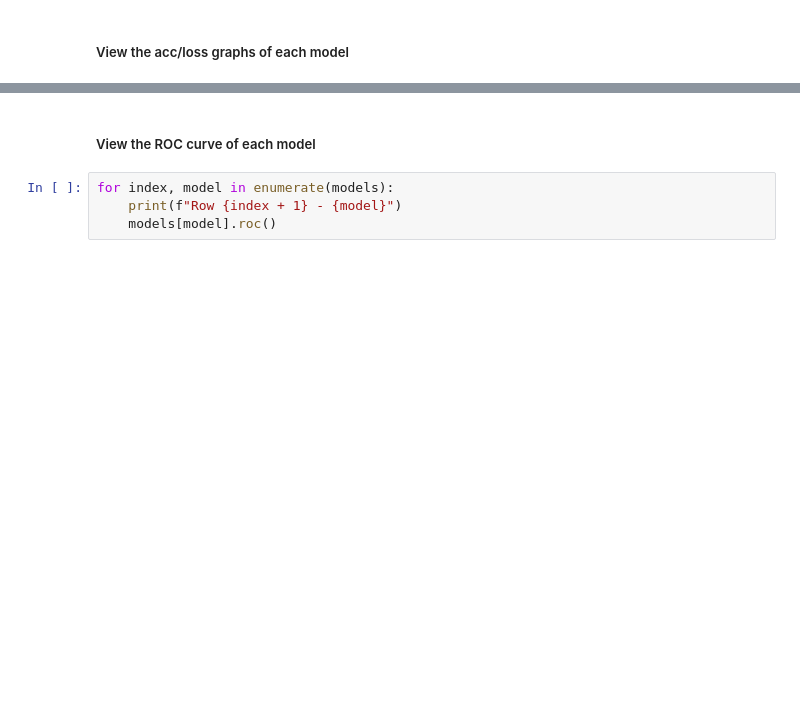
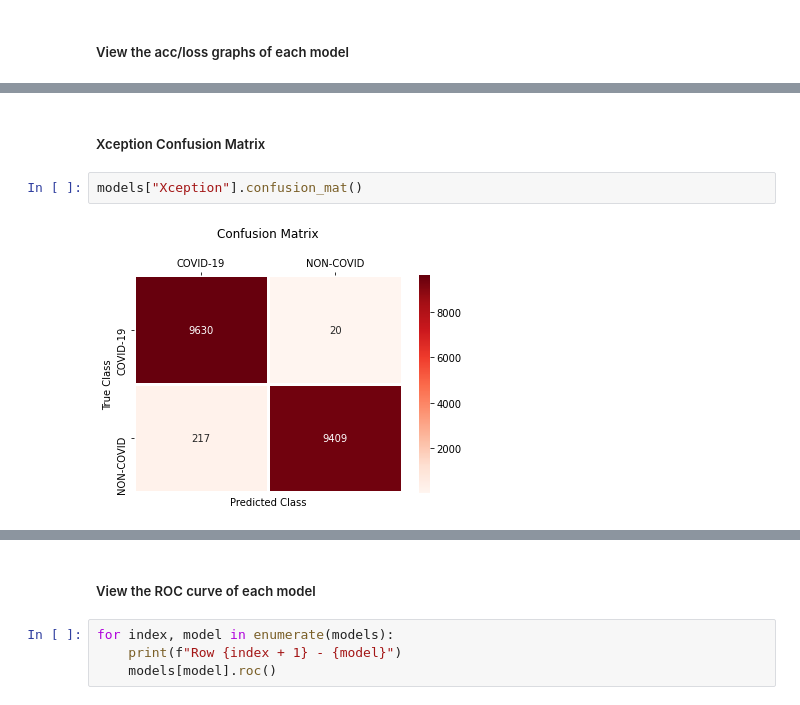
Before and after one commit to kalzeo/KyleNet, a Jupyter notebook: experiments/Experiment 5.ipynb, the cells around one changed output, grey strips where cells are left out. Saved outputs shown, nothing was run; the diff lists cells and outputs as text; blank space fills up the shorter version.

```diff
--- a/experiments/Experiment 5.ipynb
+++ b/experiments/Experiment 5.ipynb
@@ -137,0 +154,6 @@ for model in models:
+# %% [markdown]
+##### Xception Confusion Matrix
+# %%
+models["Xception"].confusion_mat()
+# %% [output]
+[figure, added]
```
Also changed, not shown: parts of 18 cells of this notebook, 1 other file.
